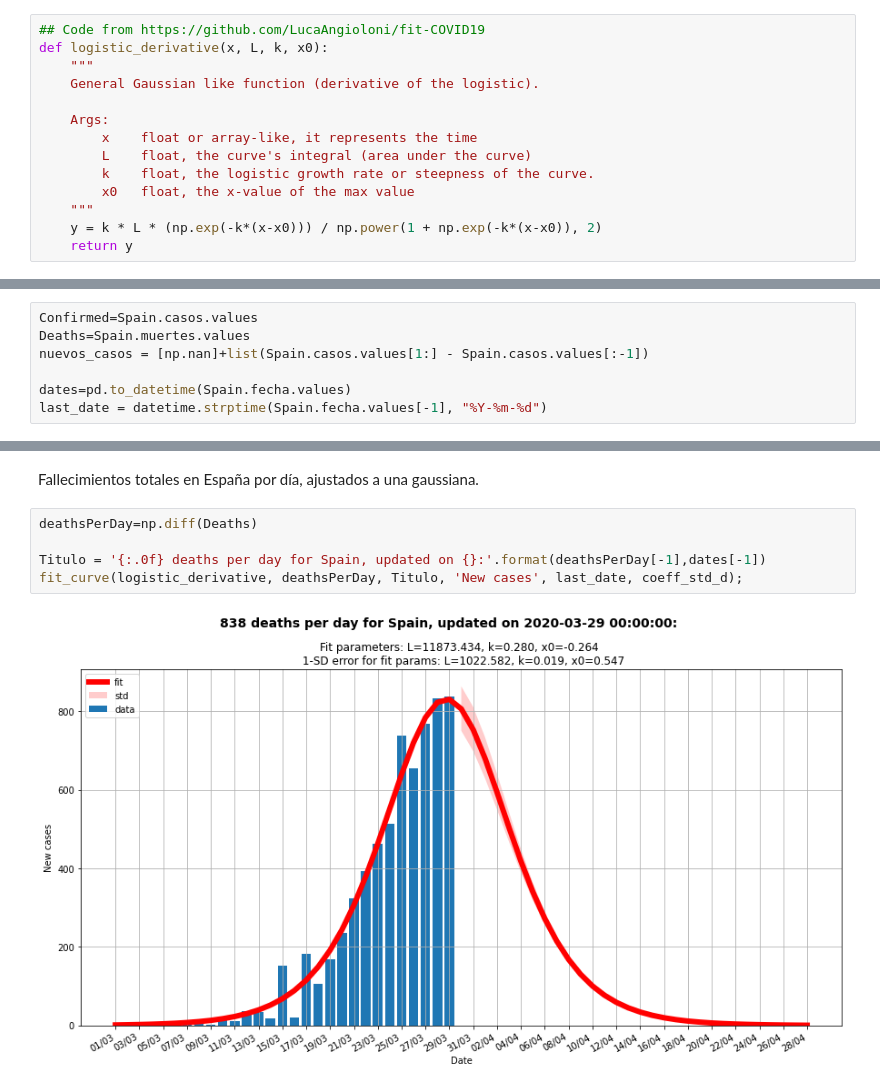
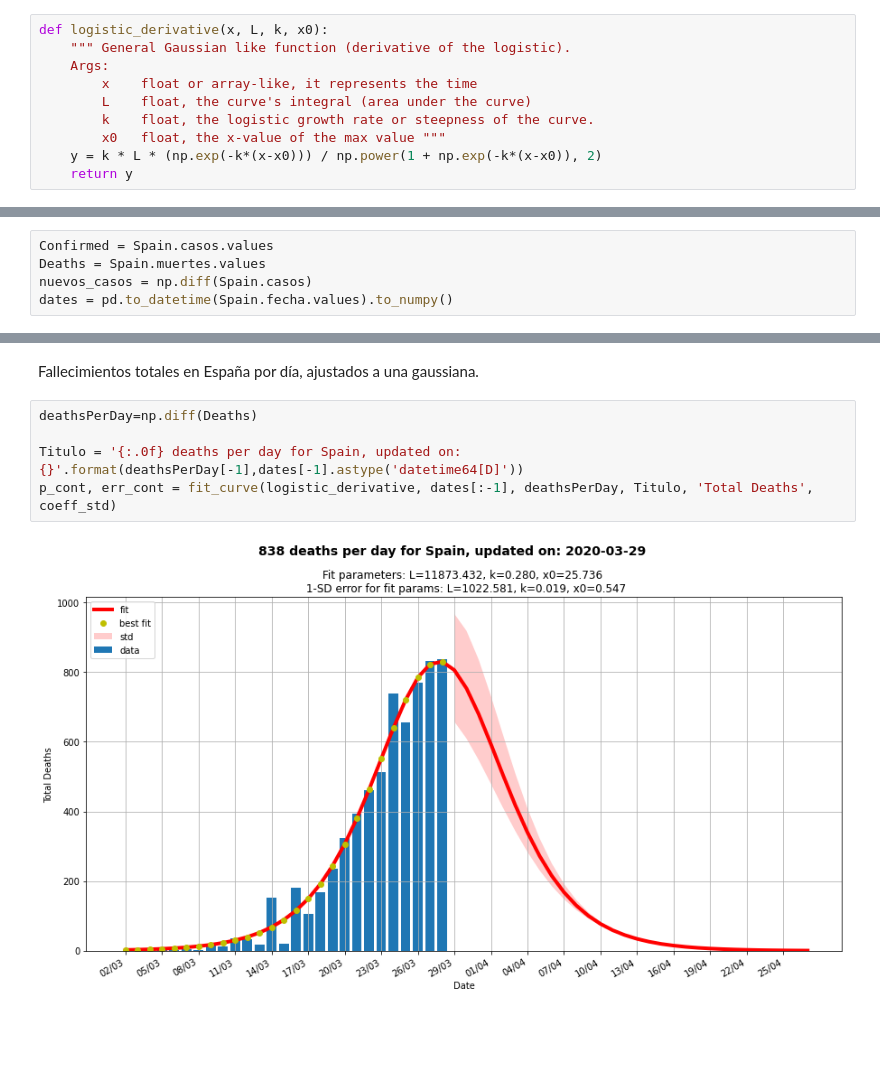
Before and after one commit to victorvicpal/COVID19_es, a Jupyter notebook: notebooks/FitDataToLogisticCurve.ipynb, the cells around one changed output, grey strips where cells are left out. Drawn from its saved outputs; the diff is of its cells as text; blank space fills up the shorter version.

```diff
--- a/notebooks/FitDataToLogisticCurve.ipynb
+++ b/notebooks/FitDataToLogisticCurve.ipynb
@@ -50,16 +45,12 @@ def logistic(x, L, k, x0, y0):
     y = L / (1 + np.exp(-k*(x-x0))) + y0
     return y
 # %%
-## Code from https://github.com/LucaAngioloni/fit-COVID19
 def logistic_derivative(x, L, k, x0):
-    """
-    General Gaussian like function (derivative of the logistic).
-
+    """ General Gaussian like function (derivative of the logistic).
     Args:
         x    float or array-like, it represents the time
         L    float, the curve's integral (area under the curve)
         k    float, the logistic growth rate or steepness of the curve.
-        x0   float, the x-value of the max value
-    """
+        x0   float, the x-value of the max value """
     y = k * L * (np.exp(-k*(x-x0))) / np.power(1 + np.exp(-k*(x-x0)), 2)
     return y
@@ -135,10 +139,8 @@ Los datos son obtenidos desde el Minsiterio de Sanidad en la página, y son conv
 data = pd.read_csv('../data/final_data/dataCOVID19_es.csv')
 Spain = data.groupby('fecha', as_index=False).sum()
 # %%
-Confirmed=Spain.casos.values
-Deaths=Spain.muertes.values
-nuevos_casos = [np.nan]+list(Spain.casos.values[1:] - Spain.casos.values[:-1])
-
-dates=pd.to_datetime(Spain.fecha.values)
-last_date = datetime.strptime(Spain.fecha.values[-1], "%Y-%m-%d")
+Confirmed = Spain.casos.values
+Deaths = Spain.muertes.values
+nuevos_casos = np.diff(Spain.casos)
+dates = pd.to_datetime(Spain.fecha.values).to_numpy()
 # %% [markdown]
@@ -161,7 +176,7 @@ Fallecimientos totales en España por día, ajustados a una gaussiana.
 # %%
 deathsPerDay=np.diff(Deaths)
 
-Titulo = '{:.0f} deaths per day for Spain, updated on {}:'.format(deathsPerDay[-1],dates[-1])
-fit_curve(logistic_derivative, deathsPerDay, Titulo, 'New cases', last_date, coeff_std_d);
+Titulo = '{:.0f} deaths per day for Spain, updated on: {}'.format(deathsPerDay[-1],dates[-1].astype('datetime64[D]'))
+p_cont, err_cont = fit_curve(logistic_derivative, dates[:-1], deathsPerDay, Titulo, 'Total Deaths', coeff_std)
 # %% [output]
-[figure, old version]
+[figure, new version]
```
Also changed, not shown: parts of 26 cells of this notebook, 1 other file.
